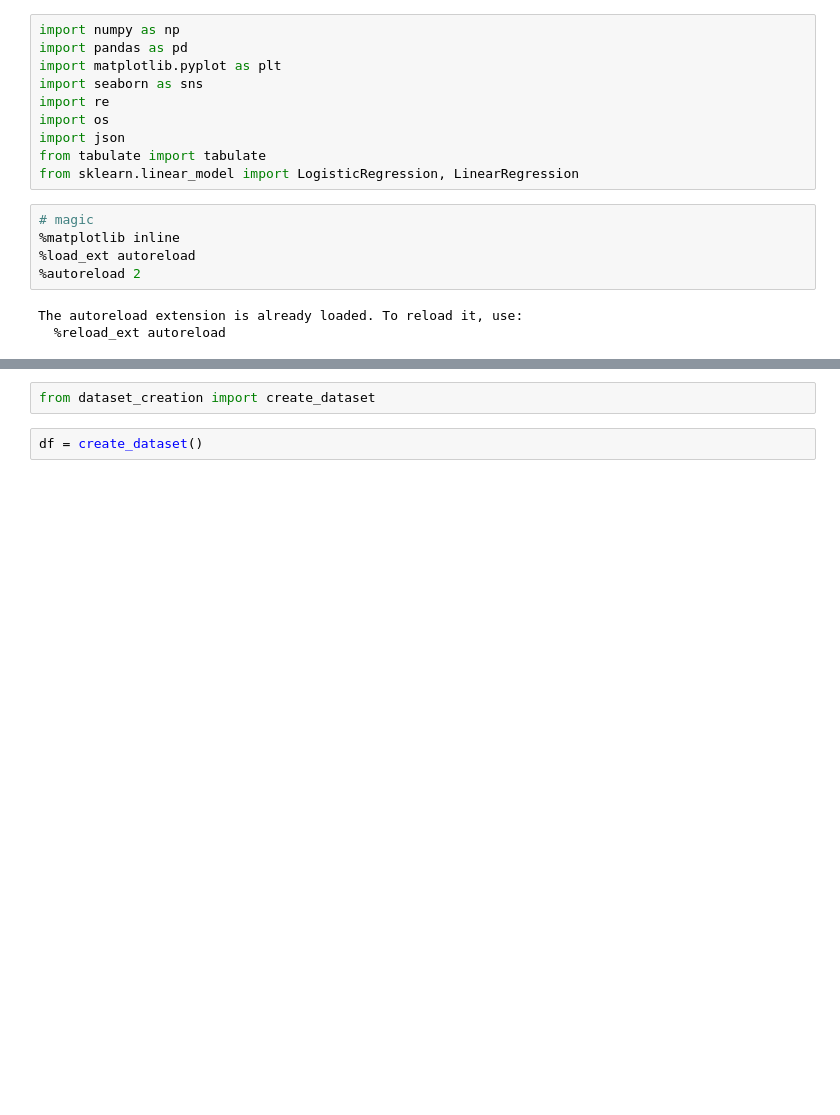
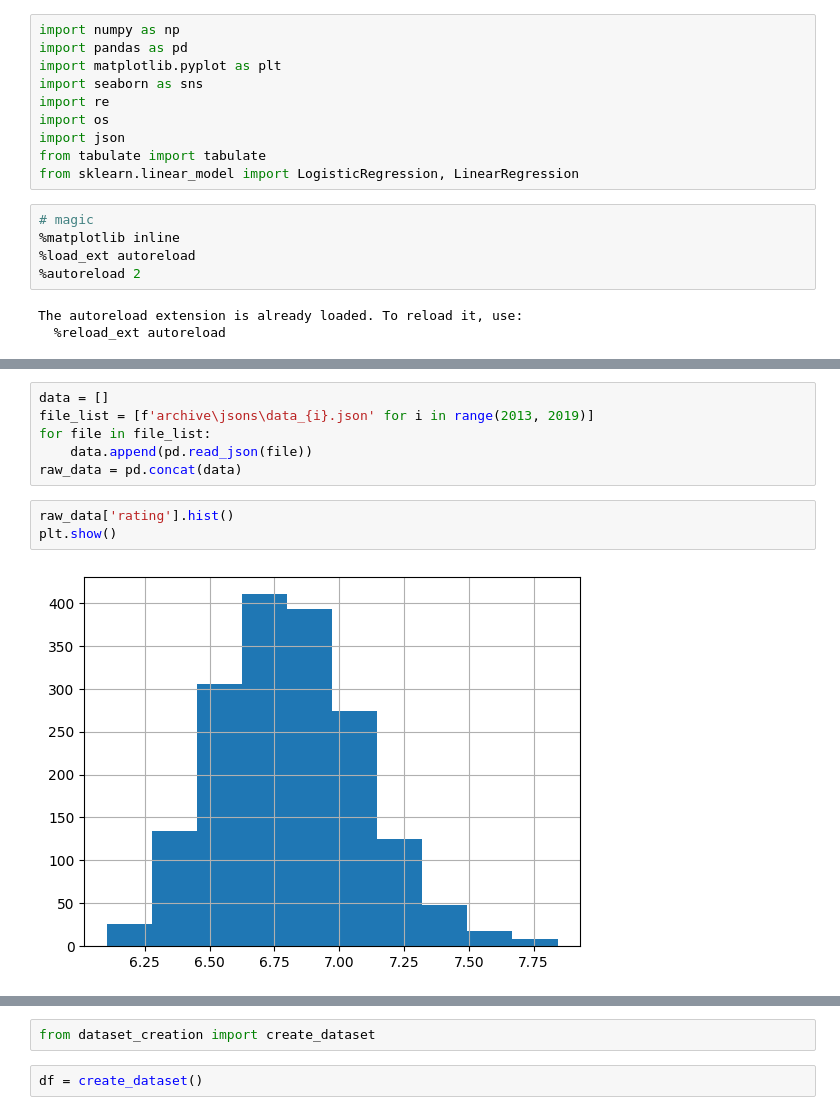
Before and after one commit to or7r/Casual-Inference-Soccer, a Jupyter notebook: dataset_creation.ipynb, the cells around one changed output, grey strips where cells are left out. Saved outputs shown, nothing was run; the diff lists cells and outputs as text; blank space fills up the shorter version.

```diff
--- a/dataset_creation.ipynb
+++ b/dataset_creation.ipynb
@@ -18,0 +33,11 @@ The autoreload extension is already loaded. To reload it, use:
+# %%
+data = []
+file_list = [f'archive\jsons\data_{i}.json' for i in range(2013, 2019)]
+for file in file_list:
+    data.append(pd.read_json(file))
+raw_data = pd.concat(data)
+# %%
+raw_data['rating'].hist()
+plt.show()
+# %% [output]
+[figure, added]
```
Also changed, not shown: parts of 31 cells of this notebook, 1 other file.
